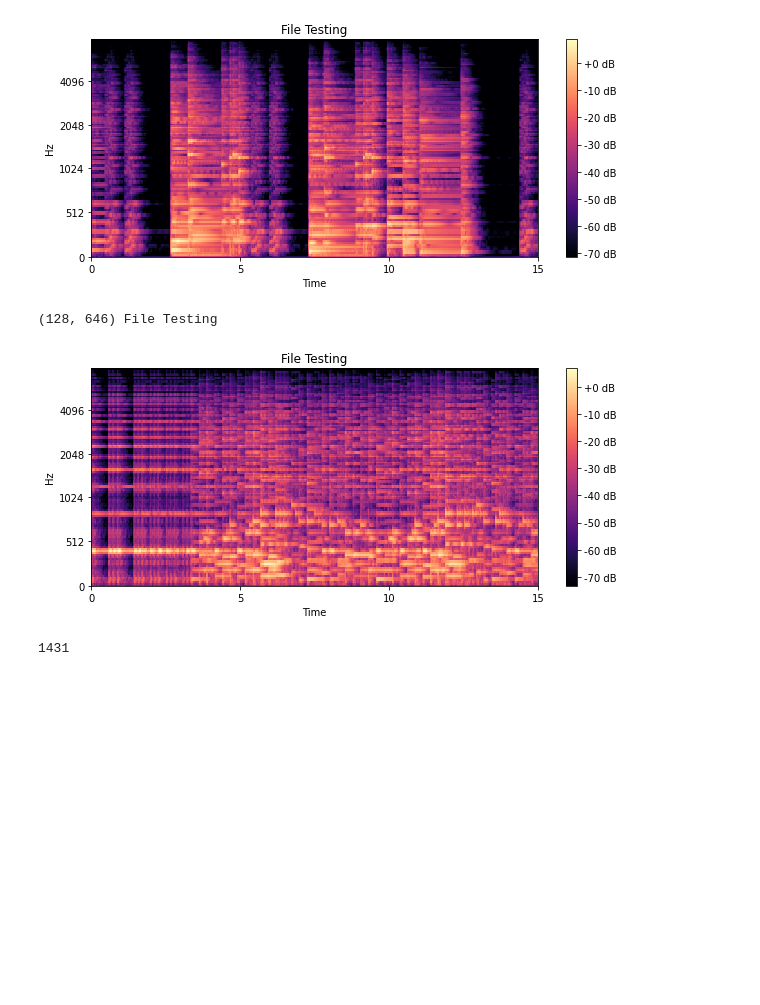
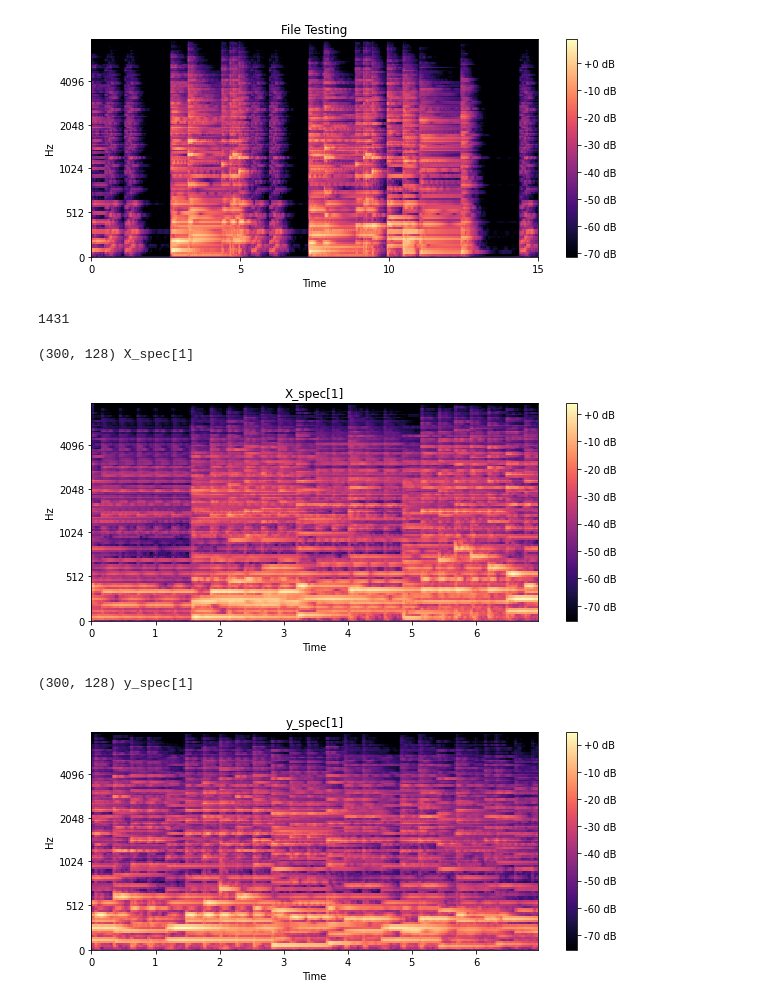
Before and after one commit to CSCCNY/final-project-recomposeclassics, a Jupyter notebook: Bethold_Music_file_Preprocessing.ipynb, the cells around one changed output. Drawn from its saved outputs; the diff is of its cells as text; code cells hidden in the pictures; blank space fills up the shorter version.

```diff
--- a/Bethold_Music_file_Preprocessing.ipynb
+++ b/Bethold_Music_file_Preprocessing.ipynb
@@ -73,25 +73,6 @@ plt.show()
 # %% [output]
 (128, 646) File Testing
 [figure]
-# %%
-import matplotlib.pyplot as plt
-import librosa.display
-
-y, sr = librosa.load('/content/gdrive/MyDrive/music project/chopin_segmented_wavs_copy/0_chp_op18.wav')
-import numpy as np
-spect = librosa.feature.melspectrogram(y=y, sr=sr,n_fft=2048, hop_length=512)
-spect = librosa.power_to_db(spect, ref=1.0)
-
-genre_name = 'File Testing'
-print(spect.shape, genre_name)
-plt.figure(figsize=(10, 4))
-librosa.display.specshow(spect, y_axis='mel', fmax=8000, x_axis='time')
-plt.colorbar(format='%+2.0f dB')
-plt.title(str(genre_name))
-plt.show()
-# %% [output]
-(128, 646) File Testing
-[figure, removed]
 # %%
 !cp /mydrive/music\ project/chopin_segmented_wavs_copy/*.wav ./train/
 # %%
@@ -162,0 +154,21 @@ new_data_array = np.array(new_data)
+# %%
+genre_name = 'X_spec[1]'
+print(X_spect[1].shape, genre_name)
+plt.figure(figsize=(10, 4))
+librosa.display.specshow(X_spect[1000].T, y_axis='mel', fmax=8000, x_axis='time')
+plt.colorbar(format='%+2.0f dB')
+plt.title(str(genre_name))
+plt.show()
+
+genre_name = 'y_spec[1]'
+print(y_spect[1].shape, genre_name)
+plt.figure(figsize=(10, 4))
+librosa.display.specshow(y_spect[1000].T, y_axis='mel', fmax=8000, x_axis='time')
+plt.colorbar(format='%+2.0f dB')
+plt.title(str(genre_name))
+plt.show()
+# %% [output]
+(300, 128) X_spec[1]
+[figure, added]
+(300, 128) y_spec[1]
+[figure, added]
```
Also changed, not shown: parts of 4 cells of this notebook.
